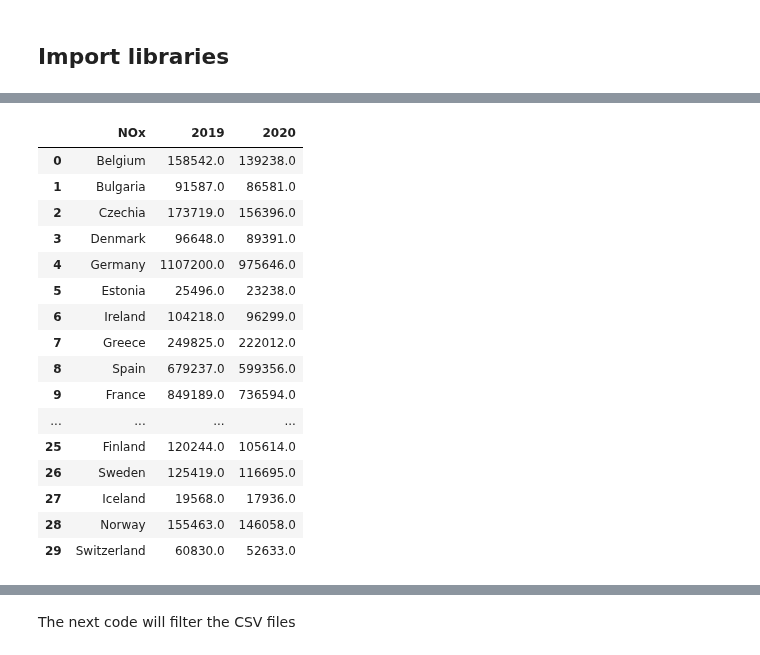
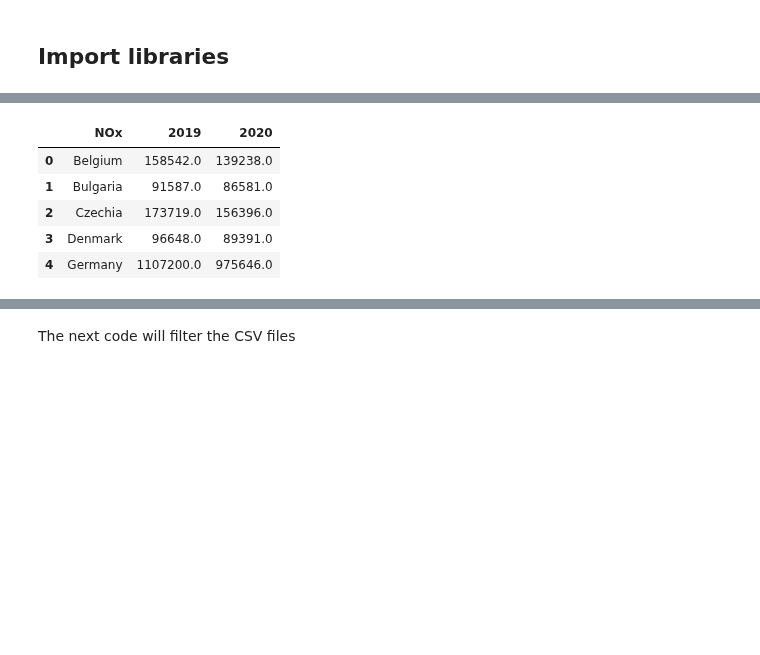
Before and after one commit to HHappy7/TIL6010-GroupProject, a Jupyter notebook: GroupProject-Layout2.ipynb, the cells around one changed output, grey strips where cells are left out. Drawn from its saved outputs; the diff is of its cells as text; code cells hidden in the pictures; blank space fills up the shorter version.

```diff
--- a/GroupProject-Layout2.ipynb
+++ b/GroupProject-Layout2.ipynb
@@ -110,35 +88,24 @@ df_PM_2_5
 # %%
 #Filtering NOx data
 
 condition = (df_NOx['NOx'] == 'Turkiye')
 
 # Use the boolean condition to drop the rows that meet the condition.
 df_NOx = df_NOx[~condition]
 
 
 #Replace commas with nothing
 df_NOx['2019'] = df_NOx['2019'].str.replace(',', '').astype(float)
 df_NOx['2020'] = df_NOx['2020'].str.replace(',', '').astype(float)
 
-df_NOx
+df_NOx.head()
 # %% [output]
 |  | NOx | 2019 | 2020 |
 | 0 | Belgium | 158542.0 | 139238.0 |
 | 1 | Bulgaria | 91587.0 | 86581.0 |
 | 2 | Czechia | 173719.0 | 156396.0 |
 | 3 | Denmark | 96648.0 | 89391.0 |
 | 4 | Germany | 1107200.0 | 975646.0 |
-| 5 | Estonia | 25496.0 | 23238.0 |
-| 6 | Ireland | 104218.0 | 96299.0 |
-| 7 | Greece | 249825.0 | 222012.0 |
-| 8 | Spain | 679237.0 | 599356.0 |
-| 9 | France | 849189.0 | 736594.0 |
-| ... | ... | ... | ... |
-| 25 | Finland | 120244.0 | 105614.0 |
-| 26 | Sweden | 125419.0 | 116695.0 |
-| 27 | Iceland | 19568.0 | 17936.0 |
-| 28 | Norway | 155463.0 | 146058.0 |
-| 29 | Switzerland | 60830.0 | 52633.0 |
 # %%
 #Filtering GHG data
 
```
Also changed, not shown: parts of 31 cells of this notebook.
